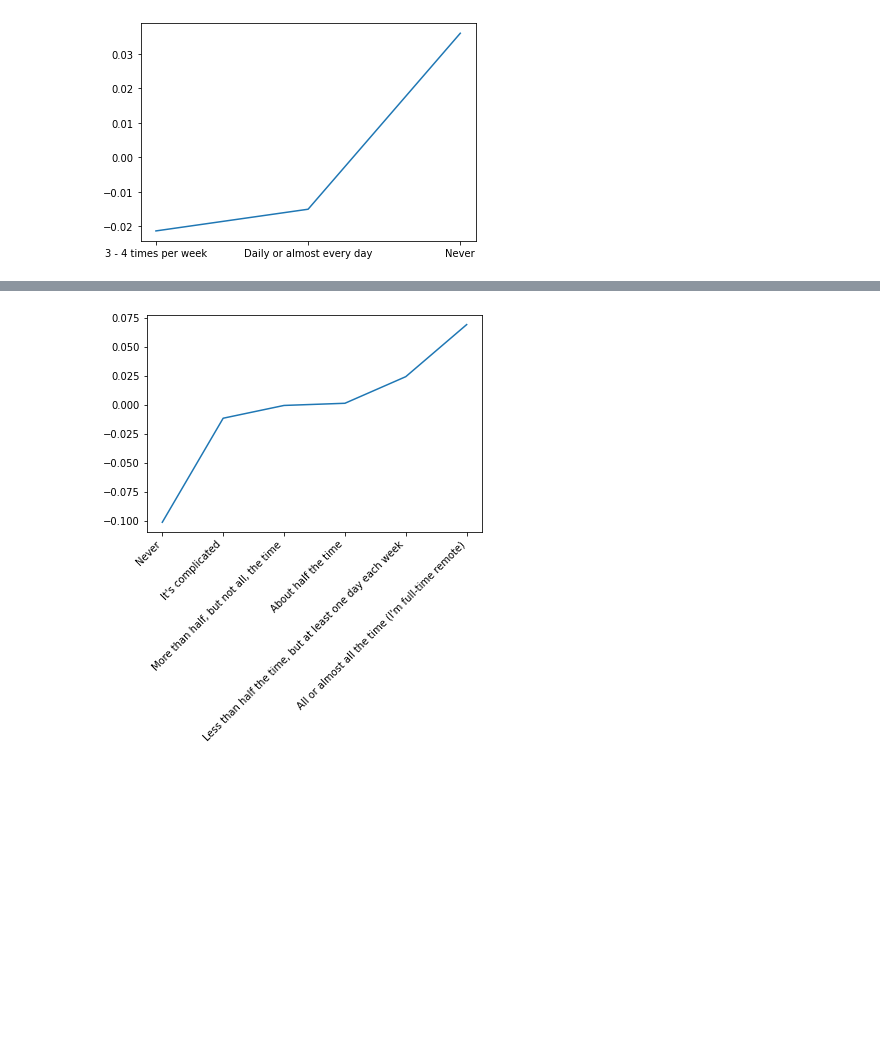
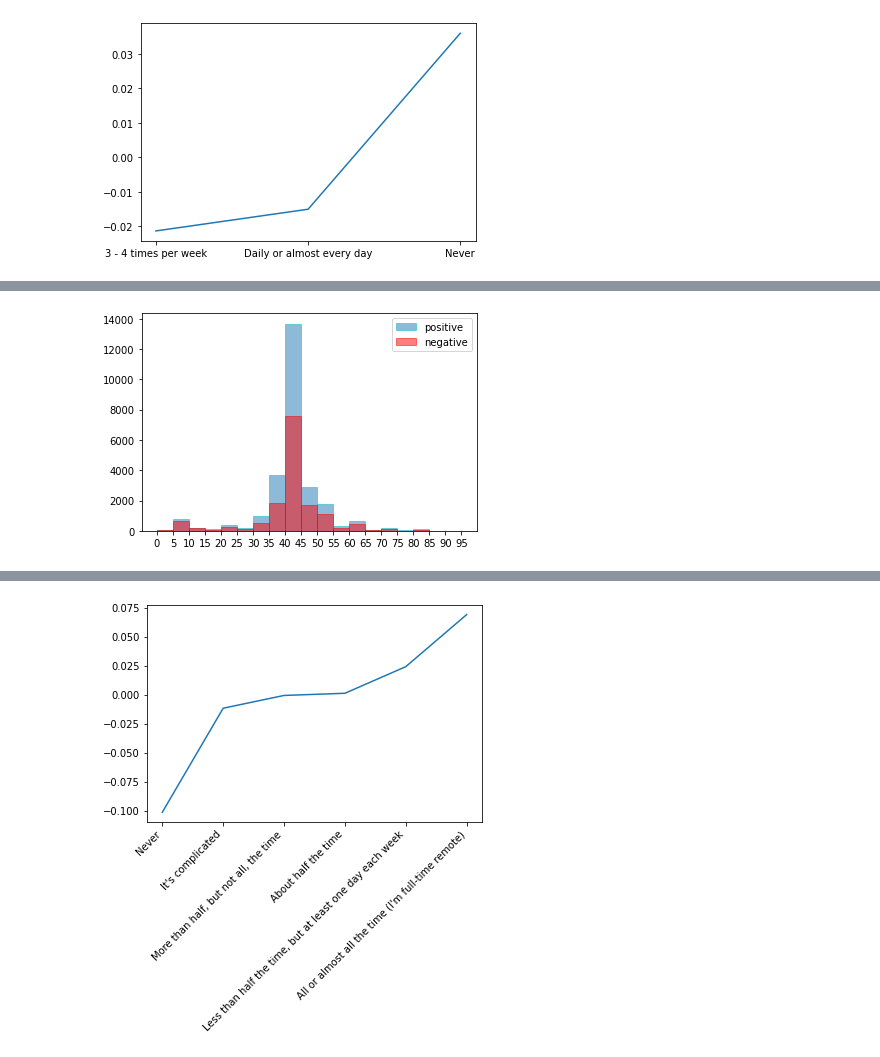
Before and after one commit to lbcastro/udacity_ds_p1, a Jupyter notebook: main.ipynb, the cells around one changed output, grey strips where cells are left out. Drawn from its saved outputs; the diff is of its cells as text; code cells hidden in the pictures; blank space fills up the shorter version.

Commit message:
Added more info about job satisfaction and weekly work hours

```diff
--- a/main.ipynb
+++ b/main.ipynb
@@ -298,0 +289,8 @@ plt.show()
+# %%
+# Job satisfaction and weekly work hours
+df_drop = df_map[2020].dropna(subset=['JobSat', 'WorkWeekHrs'])
+sat_num = cat_to_num(df_drop['JobSat'], satisfaction_map, satisfaction_ignored)
+new_df = pd.DataFrame([sat_num, df_drop['WorkWeekHrs']])
+new_df = new_df.transpose()
+new_df_pos = new_df[new_df['JobSat'] > 5]
+new_df_neg = new_df[new_df['JobSat'] <= 5]
@@ -298,0 +304,9 @@ plt.show()
+# %%
+bins = [i * 5 for i in range(20)]
+plt.hist(new_df_pos['WorkWeekHrs'], bins=bins, edgecolor="c", alpha=0.5, label='positive')
+plt.hist(new_df_neg['WorkWeekHrs'], bins=bins, edgecolor="r",color='r', alpha=0.5, label='negative')
+plt.legend(loc='upper right')
+plt.xticks(bins)
+plt.show()
+# %% [output]
+[figure, added]
```
Also changed, not shown: parts of 6 cells of this notebook.
